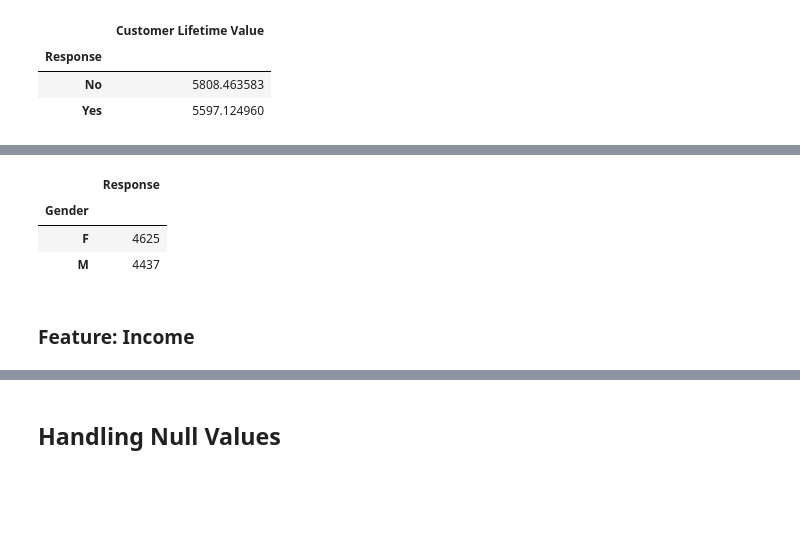
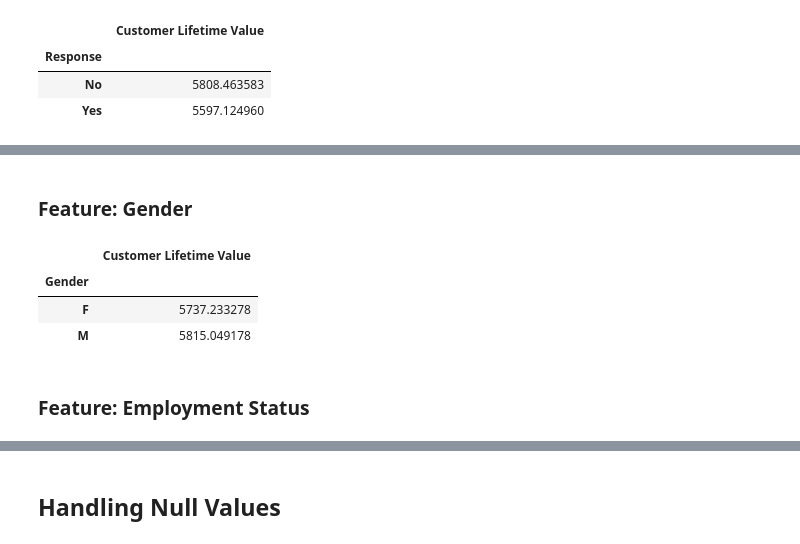
Before and after one commit to ddahiya16/Machine-Learning, a Jupyter notebook: Customer Life Time Value Prediction Model.ipynb, the cells around one changed output, grey strips where cells are left out. Drawn from its saved outputs; the diff is of its cells as text; code cells hidden in the pictures; blank space fills up the shorter version.

```diff
--- a/Customer Life Time Value Prediction Model.ipynb
+++ b/Customer Life Time Value Prediction Model.ipynb
@@ -151,9 +203,11 @@ df['Response'].hist()
+# %% [markdown]
+### Feature: Gender
 # %%
-df[['Gender', 'Response']].groupby('Gender').count()
+df[['Customer Lifetime Value', 'Gender']].groupby('Gender').median()
 # %% [output]
-|  | Response |
+|  | Customer Lifetime Value |
 | Gender |  |
-| F | 4625 |
-| M | 4437 |
+| F | 5737.233278 |
+| M | 5815.049178 |
 # %% [markdown]
-### Feature: Income
+### Feature: Employment Status
```
Also changed, not shown: parts of 32 cells of this notebook.
